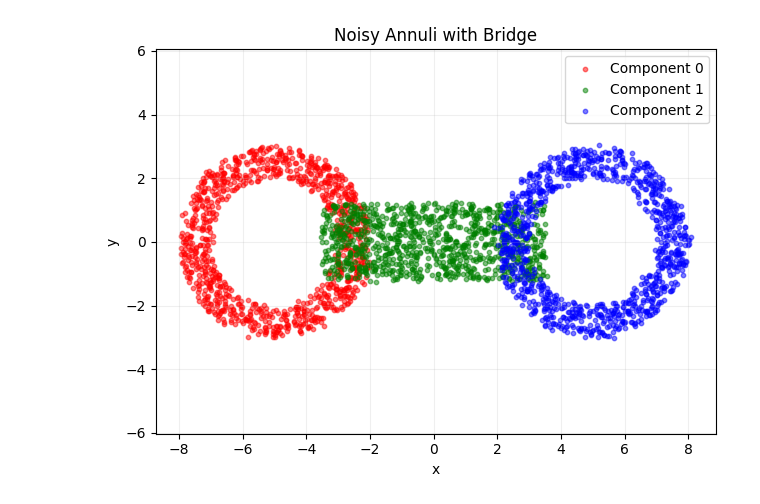
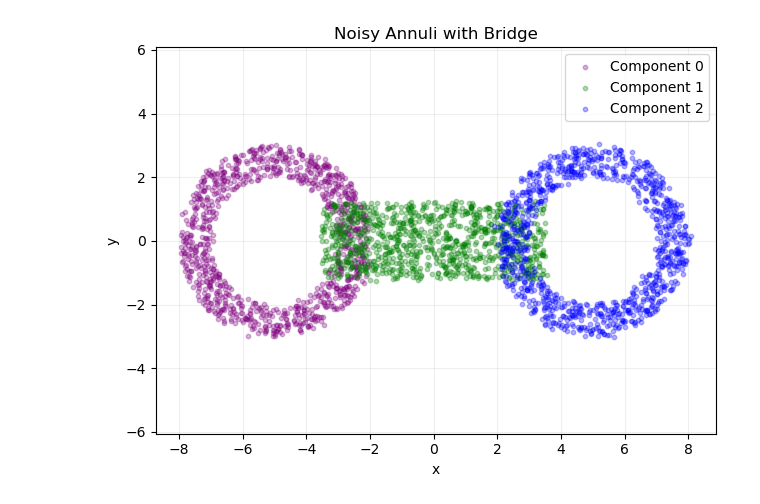
Before and after one commit to PearlPearl-Pearl/TDA_Group5, a Jupyter notebook: PROJECT2/TDA_P2.ipynb, the cells around one changed output. Drawn from its saved outputs; the diff is of its cells as text; code cells hidden in the pictures.

```diff
--- a/PROJECT2/TDA_P2.ipynb
+++ b/PROJECT2/TDA_P2.ipynb
@@ -93,4 +107,5 @@ def mapper(data: pd.DataFrame, lens: Callable, cover_set: list, clustering_alg:
 
     return vertex_set, edge_set
 # %%
-df = pd.read_csv('/content/noisy_annuli_bridge.csv')
+df = pd.read_csv('noisy_annuli_bridge.csv')
+df.head()
@@ -108,17 +179,17 @@ plot_mapper_graph(vertex_set, edge_set)
 # %%
-colors = ['red', 'green', 'blue']
+colors = ['purple', 'green', 'blue']
 for label, color in enumerate(colors):
     mask = df['label'] == label
     plt.scatter(df.loc[mask, 'x'], df.loc[mask, 'y'],
-               color=color, alpha=0.5, s=10, label=f'Component {label}')
+               color=color, alpha=0.3, s=10, label=f'Component {label}')
 
 plt.xlabel('x')
 plt.ylabel('y')
 plt.title(f'Noisy Annuli with Bridge')
 plt.legend()
 plt.grid(True, alpha=0.2)
 plt.axis('equal')
 plt.tight_layout()
 plt.show()
 # %% [output]
-[figure, old version]
+[figure, new version]
```
Also changed, not shown: parts of 7 cells of this notebook.
